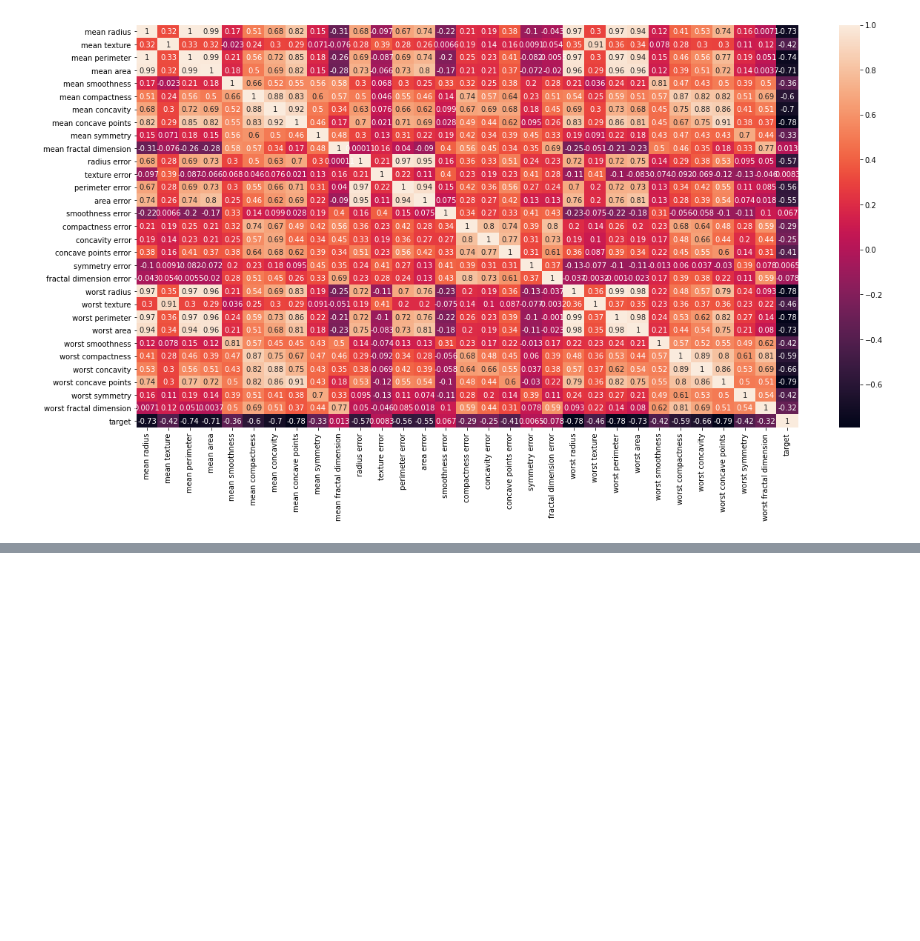
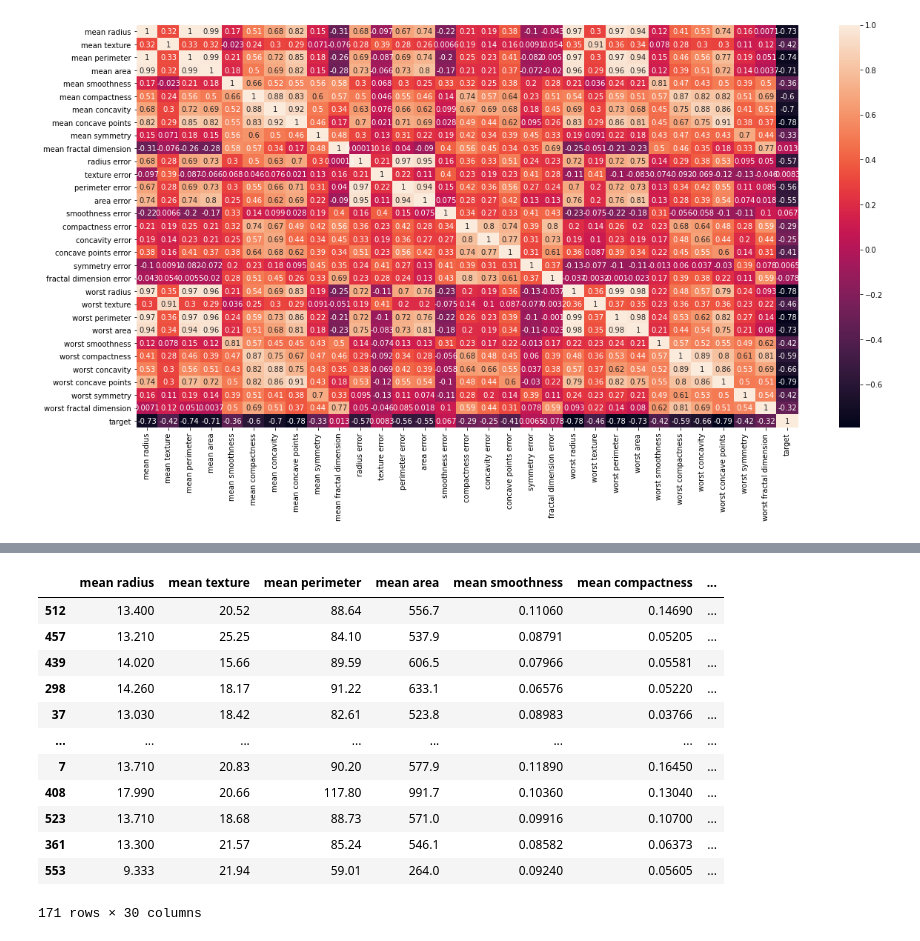
Before and after one commit to Nikhil14091997/ML-Short-projects, a Jupyter notebook: Breast_cancer_classification_SVM.ipynb, the cells around one changed output, grey strips where cells are left out. Cells and saved outputs as stored; diff of their text form; code cells hidden in the pictures; blank space fills up the shorter version.

```diff
--- a/Breast_cancer_classification_SVM.ipynb
+++ b/Breast_cancer_classification_SVM.ipynb
@@ -151,0 +221,16 @@ sns.heatmap(df_cancer.corr(), annot=True)
+# %%
+X_test
+# %% [output]
+|  | mean radius | mean texture | mean perimeter | mean area | mean smoothness | mean compactness | ... |
+| 512 | 13.400 | 20.52 | 88.64 | 556.7 | 0.11060 | 0.14690 | ... |
+| 457 | 13.210 | 25.25 | 84.10 | 537.9 | 0.08791 | 0.05205 | ... |
+| 439 | 14.020 | 15.66 | 89.59 | 606.5 | 0.07966 | 0.05581 | ... |
+| 298 | 14.260 | 18.17 | 91.22 | 633.1 | 0.06576 | 0.05220 | ... |
+| 37 | 13.030 | 18.42 | 82.61 | 523.8 | 0.08983 | 0.03766 | ... |
+| ... | ... | ... | ... | ... | ... | ... | ... |
+| 7 | 13.710 | 20.83 | 90.20 | 577.9 | 0.11890 | 0.16450 | ... |
+| 408 | 17.990 | 20.66 | 117.80 | 991.7 | 0.10360 | 0.13040 | ... |
+| 523 | 13.710 | 18.68 | 88.73 | 571.0 | 0.09916 | 0.10700 | ... |
+| 361 | 13.300 | 21.57 | 85.24 | 546.1 | 0.08582 | 0.06373 | ... |
+| 553 | 9.333 | 21.94 | 59.01 | 264.0 | 0.09240 | 0.05605 | ... |
+171 rows × 30 columns
```
Also changed, not shown: parts of 11 cells of this notebook.
